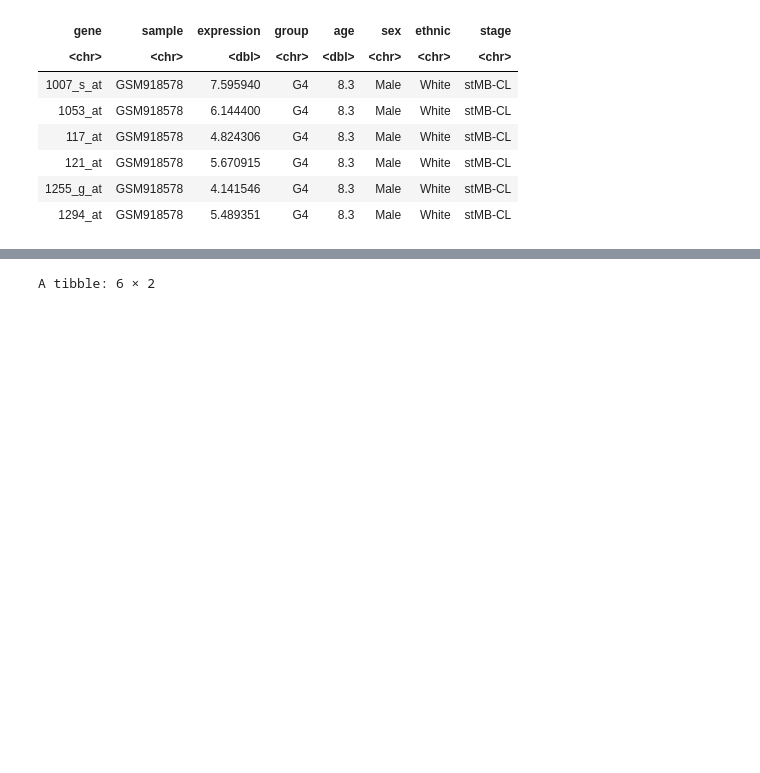
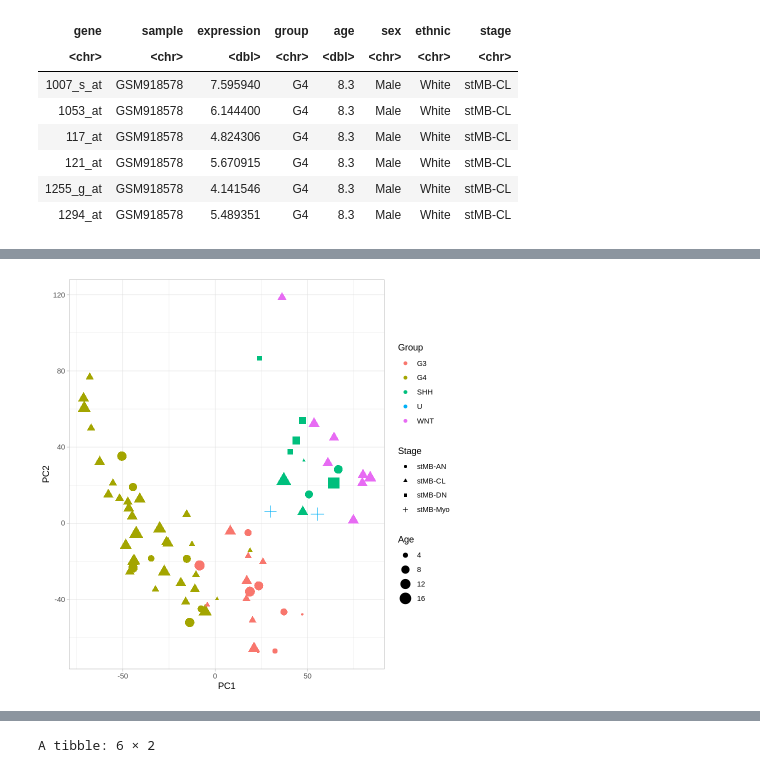
Before and after one commit to SaraAlKarimy/Notebooks, a Jupyter notebook: Medulloblastoma.ipynb, the cells around one changed output, grey strips where cells are left out. Drawn from its saved outputs; the diff is of its cells as text; code cells hidden in the pictures; blank space fills up the shorter version.

```diff
--- a/Medulloblastoma.ipynb
+++ b/Medulloblastoma.ipynb
@@ -97,0 +113,3 @@ A tibble: 6 × 8
+# %%
+pca2 = data.frame(sample = row.names(pca1$x), pca1$x[, 1:3]) %>% inner_join(meta)
+head(pca2)
@@ -97,0 +130,7 @@ A tibble: 6 × 8
+# %%
+ggplot(pca2) +
+  geom_point(aes (x = PC1, y = PC2, color = group, size = age, shape = stage)) +
+  theme_light() +
+  labs (color = "Group", size = "Age", shape = "Stage")
+# %% [output]
+[figure, added]
```
Also changed, not shown: parts of 14 cells of this notebook.
